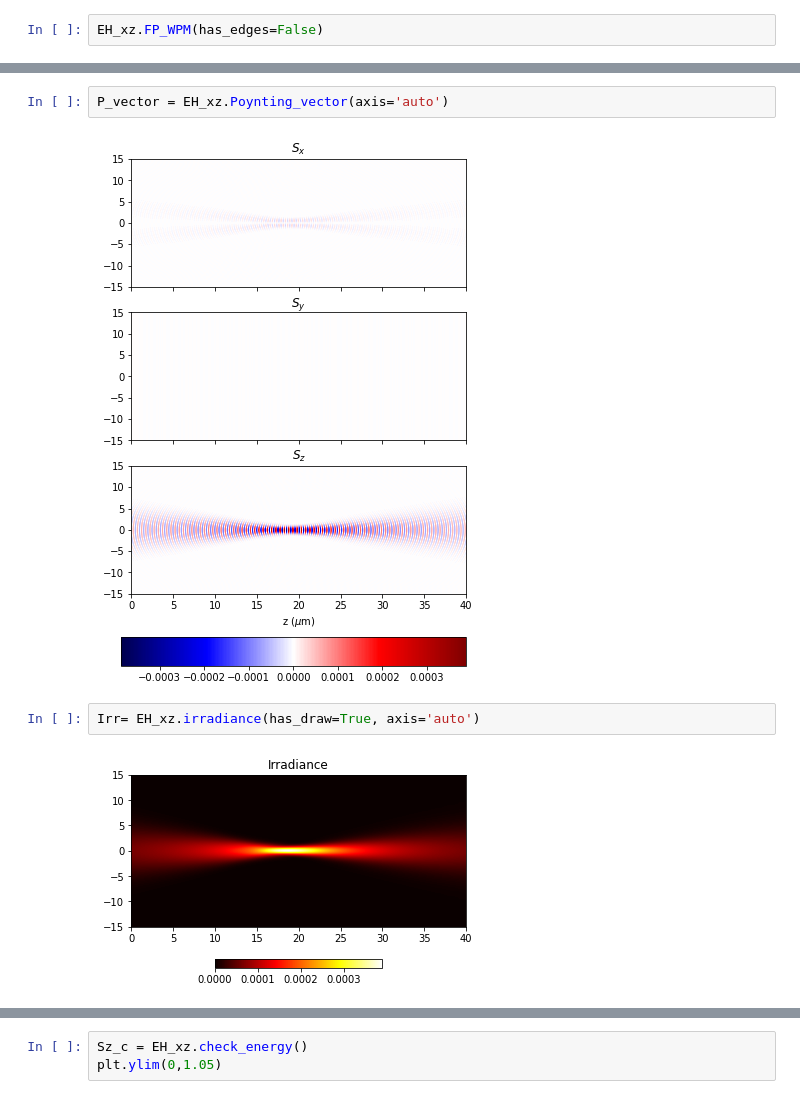
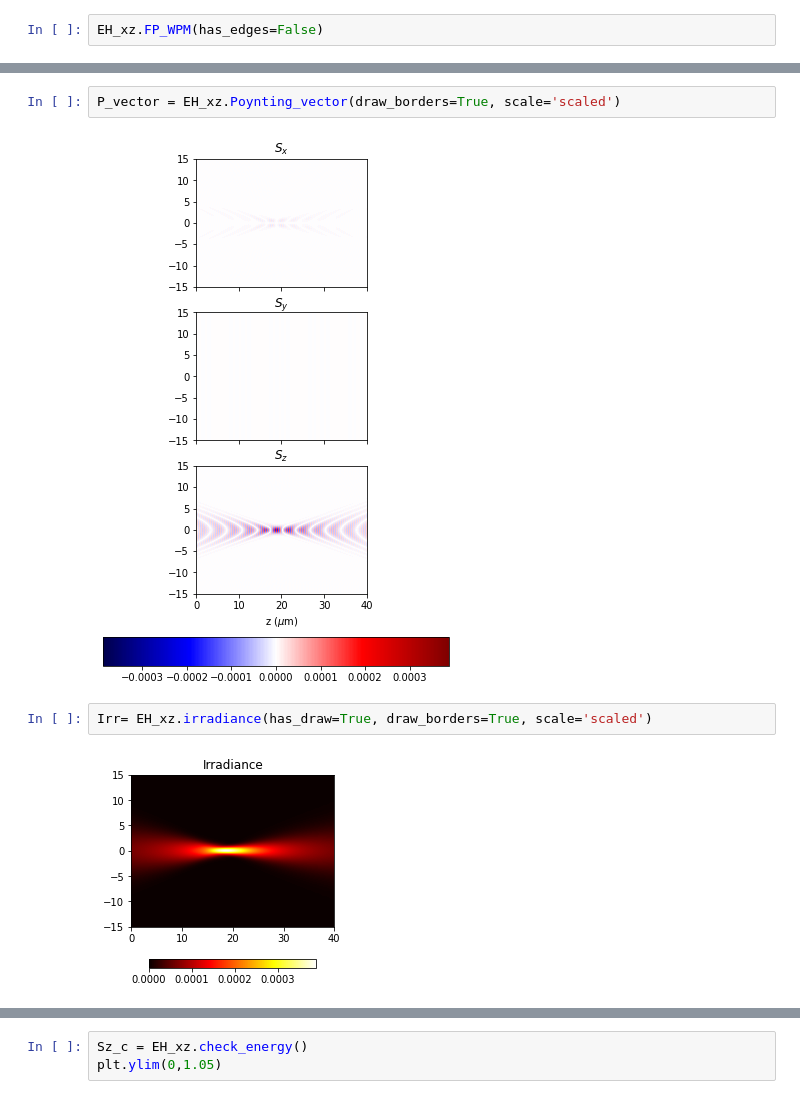
Before and after one commit to aocg-ucm/diffractio, a Jupyter notebook: docs/source/examples_vector/gauss_beam.ipynb, the cells around one changed output, grey strips where cells are left out. Saved outputs shown, nothing was run; the diff lists cells and outputs as text.

```diff
--- a/docs/source/examples_vector/gauss_beam.ipynb
+++ b/docs/source/examples_vector/gauss_beam.ipynb
@@ -54,11 +54,11 @@ EH_xz.draw('EH', draw_z = True)
 # %% [output]
 [figure]
 # %%
-P_vector = EH_xz.Poynting_vector(axis='auto')
+P_vector = EH_xz.Poynting_vector(draw_borders=True, scale='scaled')
 # %% [output]
-[figure, old version]
+[figure, new version]
 # %%
-Irr= EH_xz.irradiance(has_draw=True, axis='auto')
+Irr= EH_xz.irradiance(has_draw=True, draw_borders=True, scale='scaled')
 # %% [output]
-[figure, old version]
+[figure, new version]
 # %%
```
Also changed, not shown: parts of 7 cells of this notebook, 42 other files.
